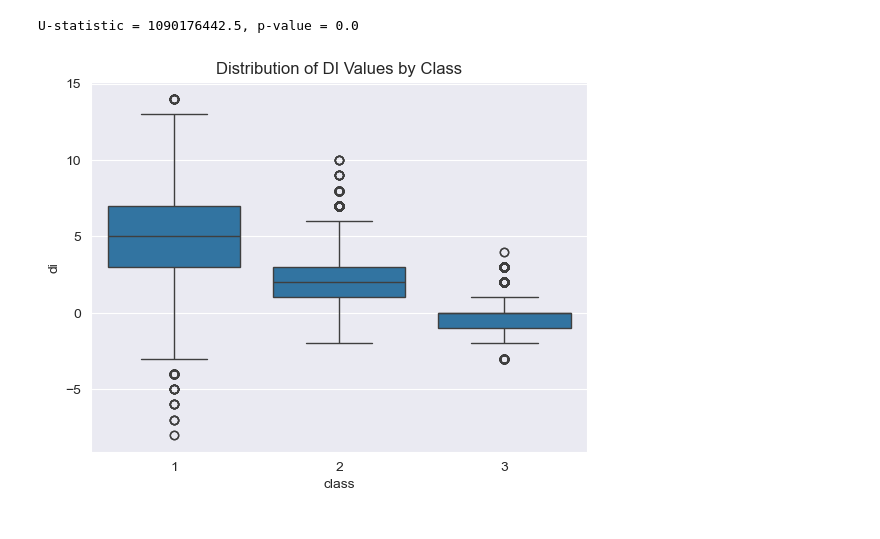
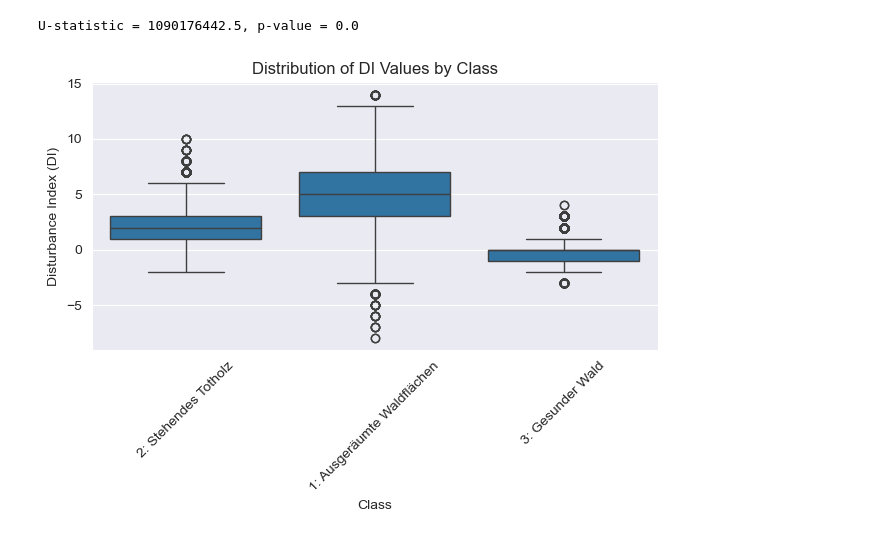
Before and after one commit to chrissikrause/ROOT_project, a Jupyter notebook: Training_Data.ipynb, the cells around one changed output. Saved outputs shown, nothing was run; the diff lists cells and outputs as text; code cells hidden in the pictures.

```diff
--- a/Training_Data.ipynb
+++ b/Training_Data.ipynb
@@ -418,8 +425,15 @@ print(f"U-statistic = {u_stat}, p-value = {p_value}")
 # %% [output]
 U-statistic = 1090176442.5, p-value = 0.0
 # %%
-sns.boxplot(x="class", y="di", data=df)
+class_names_boxplot = {1: "1: Ausgeräumte Waldflächen", 2: "2: Stehendes Totholz", 3: "3: Gesunder Wald"}
+
+df["class_label"] = df["class"].map(class_names_boxplot)
+sns.boxplot(x="class_label", y="di", data=df)
 plt.title("Distribution of DI Values by Class")
+plt.xlabel("Class")
+plt.ylabel("Disturbance Index (DI)")
+plt.xticks(rotation=45)
+plt.tight_layout()
 plt.show()
 # %% [output]
-[figure, old version]
+[figure, new version]
```
Also changed, not shown: parts of 8 cells of this notebook.
